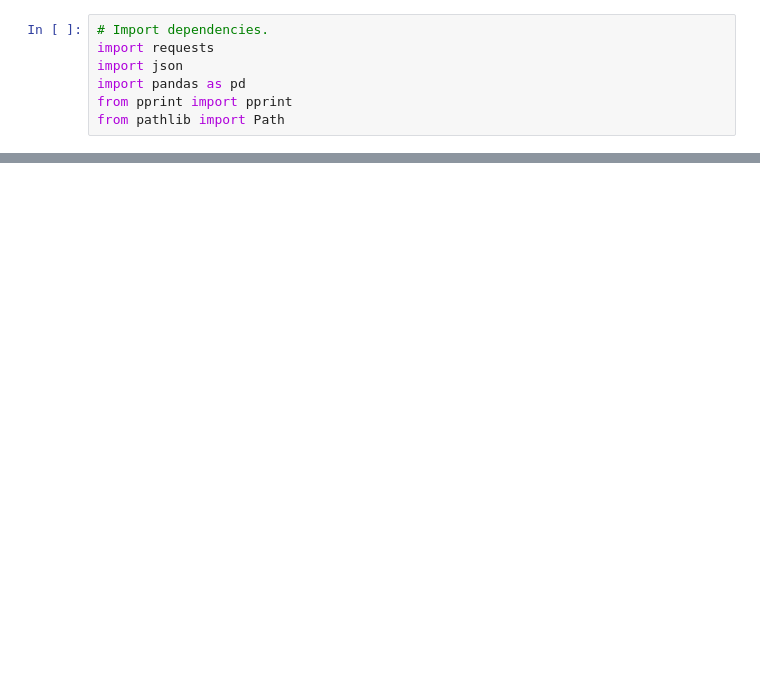
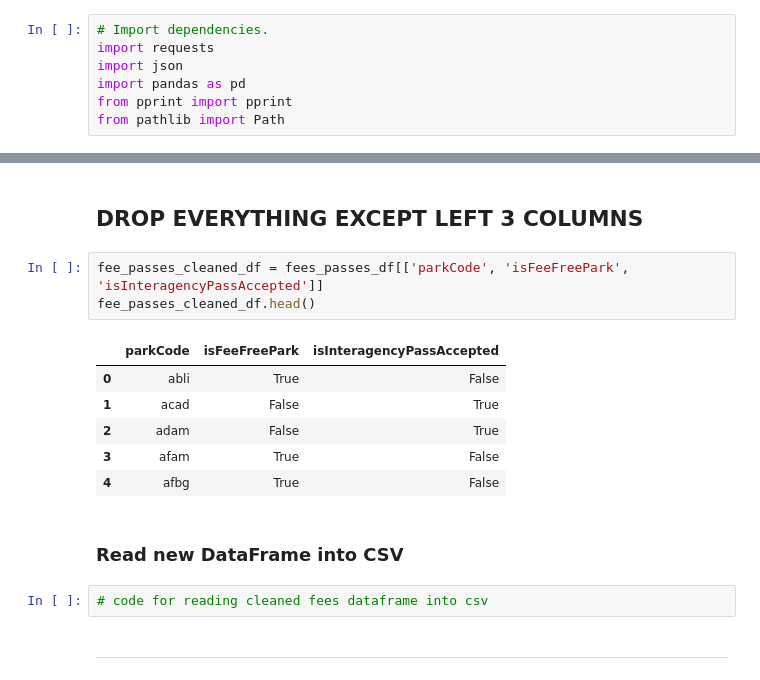
Before and after one commit to hmmclean/Data-Visualization-Project_Project-3, a Jupyter notebook: data_transformation.ipynb, the cells around one changed output, grey strips where cells are left out. Saved outputs shown, nothing was run; the diff lists cells and outputs as text; blank space fills up the shorter version.

```diff
--- a/data_transformation.ipynb
+++ b/data_transformation.ipynb
@@ -45,3 +58,21 @@ fees_passes_df.head()
+# %% [markdown]
+ ## DROP EVERYTHING EXCEPT LEFT 3 COLUMNS
+# %%
+fee_passes_cleaned_df = fees_passes_df[['parkCode', 'isFeeFreePark', 'isInteragencyPassAccepted']]
+fee_passes_cleaned_df.head()
+# %% [output]
+|  | parkCode | isFeeFreePark | isInteragencyPassAccepted |
+| 0 | abli | True | False |
+| 1 | acad | False | True |
+| 2 | adam | False | True |
+| 3 | afam | True | False |
+| 4 | afbg | True | False |
+# %% [markdown]
+### Read new DataFrame into CSV
+# %%
+# code for reading cleaned fees dataframe into csv
+# %% [markdown]
+----------------------------------------------------------------------------------------------------------------------------------------------------------------------------------------
 # %%
 park_activities_df.head()
 # %% [output]
```
Also changed, not shown: parts of 17 cells of this notebook.
